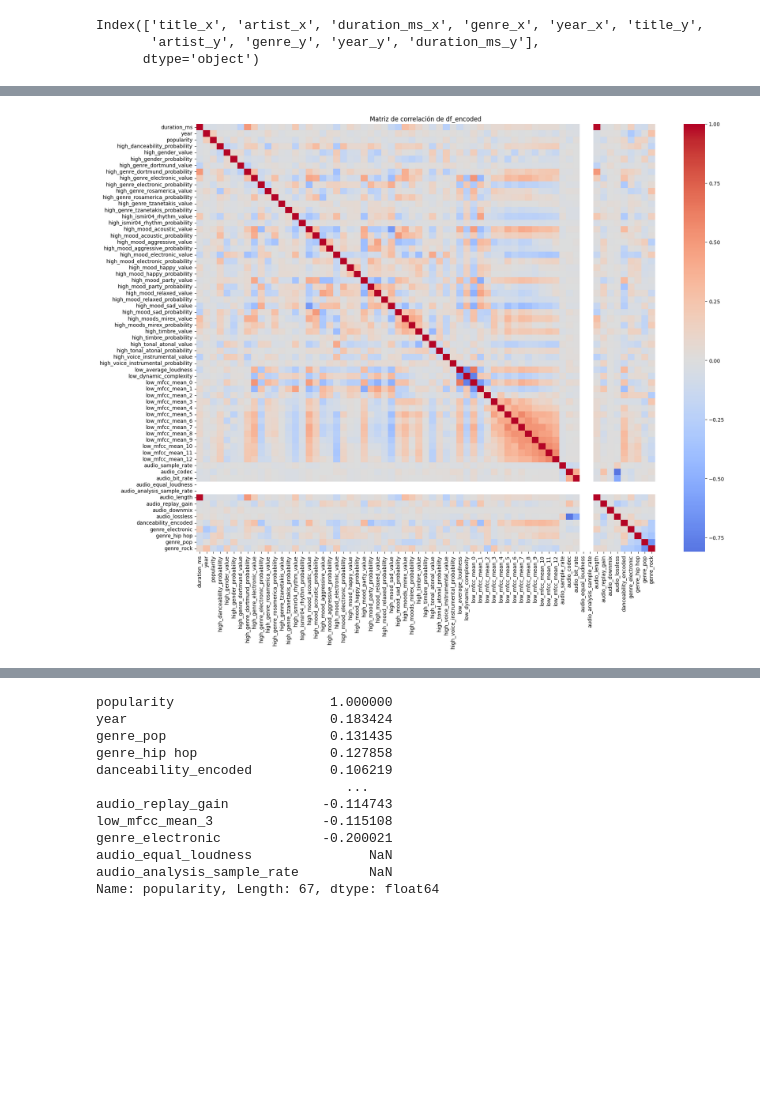
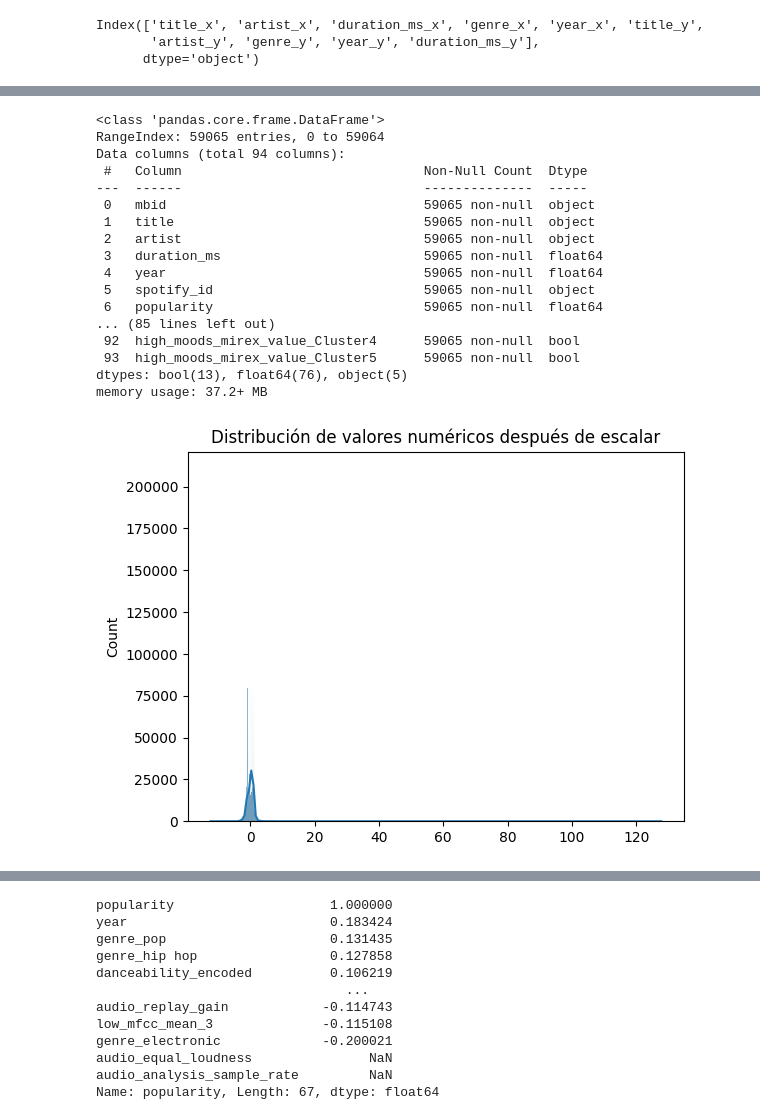
Before and after one commit to PolloDK/HitSpell, a Jupyter notebook: 01_preprocesamiento_andrea.ipynb, the cells around one changed output, grey strips where cells are left out. Cells and saved outputs as stored; diff of their text form; code cells hidden in the pictures; blank space fills up the shorter version.

```diff
--- a/01_preprocesamiento_andrea.ipynb
+++ b/01_preprocesamiento_andrea.ipynb
@@ -704,0 +550,2 @@ correlation_matrix.head()
+# %%
+df_merged = pd.get_dummies(df_merged, columns=['genre', 'high_genre_electronic_value', 'high_moods_mirex_value'], drop_first=True)
@@ -704,0 +568,10 @@ correlation_matrix.head()
+# %%
+medium_card_cols = [
+    'high_genre_dortmund_value', 'high_genre_rosamerica_value',
+    'high_genre_tzanetakis_value', 'high_ismir04_rhythm_value',
+    'audio_codec', 'low_key_key', 'low_chords_key'
+]
+
+for col in medium_card_cols:
+    freq_map = df_merged[col].value_counts().to_dict()
+    df_merged[col] = df_merged[col].map(freq_map)
@@ -704,0 +594,11 @@ correlation_matrix.head()
+# %%
+from sklearn.preprocessing import StandardScaler
+
+# 1. Seleccionamos columnas numéricas (evitamos bool y objetos)
+numeric_cols = df_merged.select_dtypes(include=['float64', 'int64']).columns
+
+# 2. Instanciamos el scaler
+scaler = StandardScaler()
+
+# 3. Ajustamos y transformamos
+df_merged[numeric_cols] = scaler.fit_transform(df_merged[numeric_cols])
@@ -705,10 +613,40 @@ correlation_matrix.head()
+# %%
+df_merged.info()
+# %% [output]
+<class 'pandas.core.frame.DataFrame'>
+RangeIndex: 59065 entries, 0 to 59064
+Data columns (total 94 columns):
+ #   Column                               Non-Null Count  Dtype
+---  ------                               --------------  -----
+ 0   mbid                                 59065 non-null  object
+ 1   title                                59065 non-null  object
+ 2   artist                               59065 non-null  object
+ 3   duration_ms                          59065 non-null  float64
+ 4   year                                 59065 non-null  float64
+ 5   spotify_id                           59065 non-null  object
+ 6   popularity                           59065 non-null  float64
+... (85 lines left out)
+ 92  high_moods_mirex_value_Cluster4      59065 non-null  bool
+ 93  high_moods_mirex_value_Cluster5      59065 non-null  bool
+dtypes: bool(13), float64(76), object(5)
+memory usage: 37.2+ MB
+# %%
+from sklearn.preprocessing import StandardScaler
+
+# 1. Selecciona columnas float64 (excluye bool y object)
+numeric_cols = df_merged.select_dtypes(include=['float64']).columns
+
+# 2. Instancia el scaler
+scaler = StandardScaler()
+
+# 3. Aplica el escalamiento
+df_merged[numeric_cols] = scaler.fit_transform(df_merged[numeric_cols])
 # %%
 import matplotlib.pyplot as plt
 import seaborn as sns
 
-plt.figure(figsize=(20, 15))
-sns.heatmap(correlation_matrix, cmap='coolwarm', center=0, annot=False)
-plt.title("Matriz de correlación de df_encoded")
+sns.histplot(df_merged[numeric_cols].stack(), kde=True)
+plt.title("Distribución de valores numéricos después de escalar")
 plt.show()
 # %% [output]
-[figure, old version]
+[figure, new version]
```
Also changed, not shown: parts of 70 cells of this notebook.
